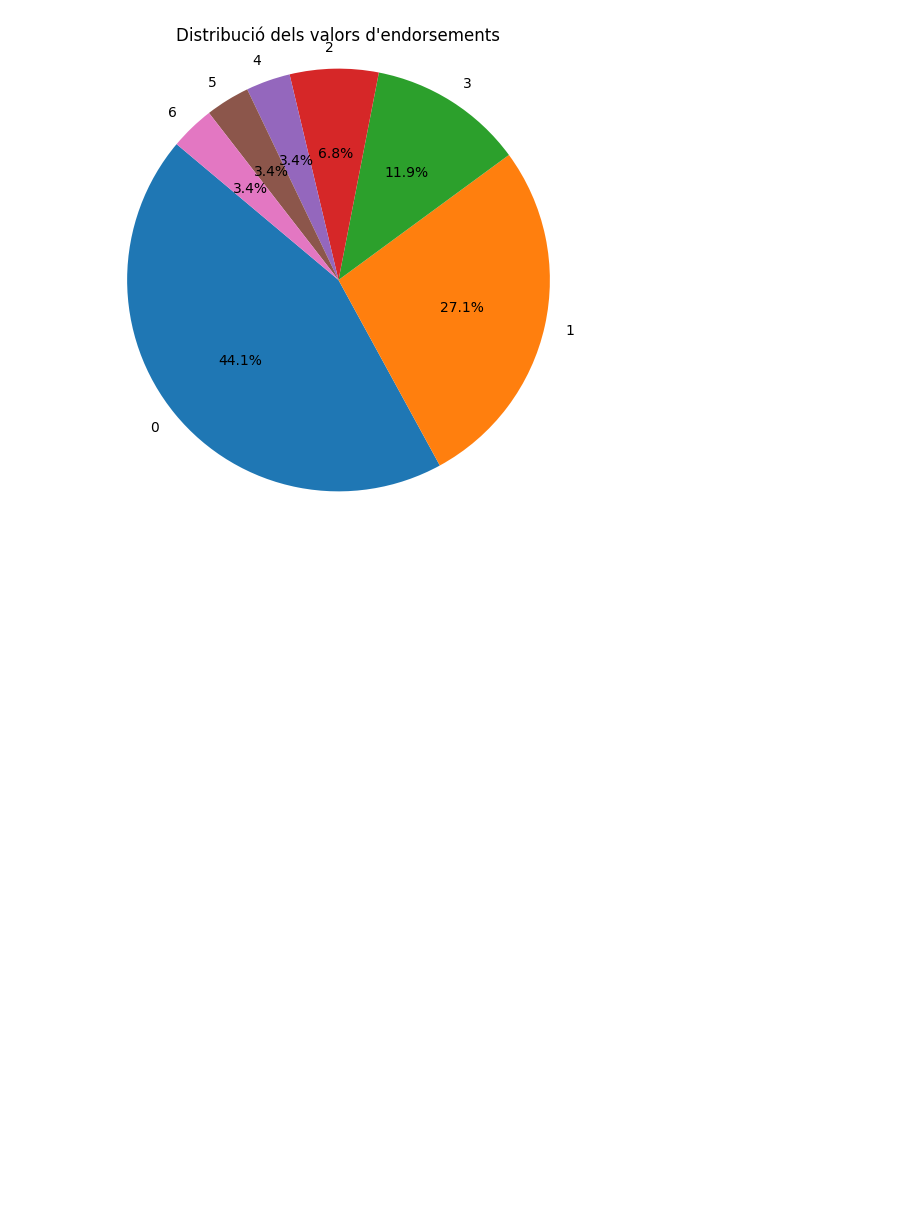
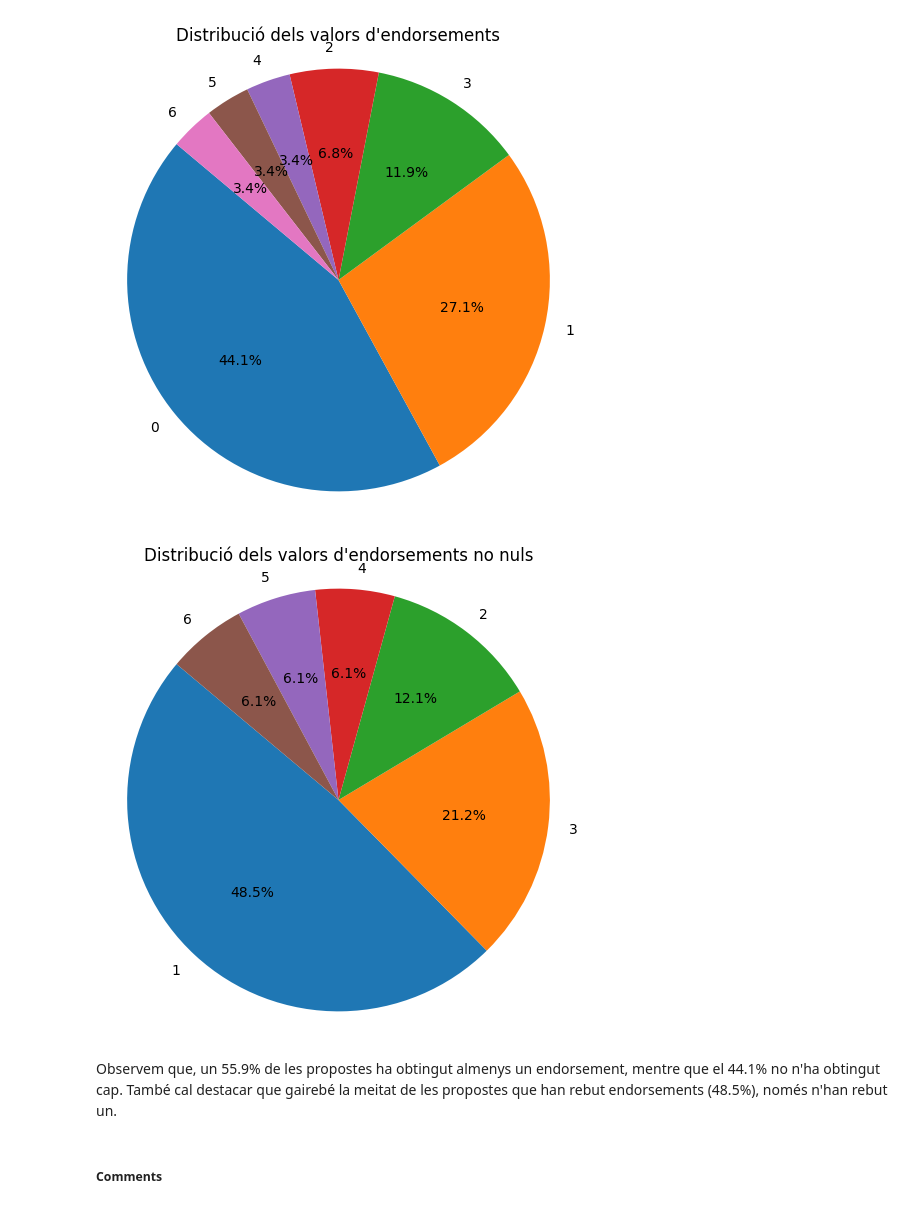
Before and after one commit to NoOPeEKS/dades-assemblea-clima, a Jupyter notebook: exploracio_csv.ipynb, the cells around one changed output. Cells and saved outputs as stored; diff of their text form; code cells hidden in the pictures; blank space fills up the shorter version.

```diff
--- a/exploracio_csv.ipynb
+++ b/exploracio_csv.ipynb
@@ -349,3 +363,17 @@ plt.axis('equal')
 plt.show()
 # %% [output]
 [figure]
+# %%
+nou_dataset = df_proposals[df_proposals['endorsements/total_count'] > 0]
+valors = nou_dataset['endorsements/total_count'].value_counts()
+plt.figure(figsize=(6,6))
+plt.pie(valors, labels=valors.index, autopct='%1.1f%%', startangle=140)
+plt.title("Distribució dels valors d'endorsements no nuls")
+plt.axis('equal')
+plt.show()
+# %% [output]
+[figure, added]
+# %% [markdown]
+Observem que, un 55.9% de les propostes ha obtingut almenys un endorsement, mentre que el 44.1% no n'ha obtingut cap. També cal destacar que gairebé la meitat de les propostes que han rebut endorsements (48.5%), només n'han rebut un.
+# %% [markdown]
+##### Comments
```
Also changed, not shown: parts of 19 cells of this notebook.
